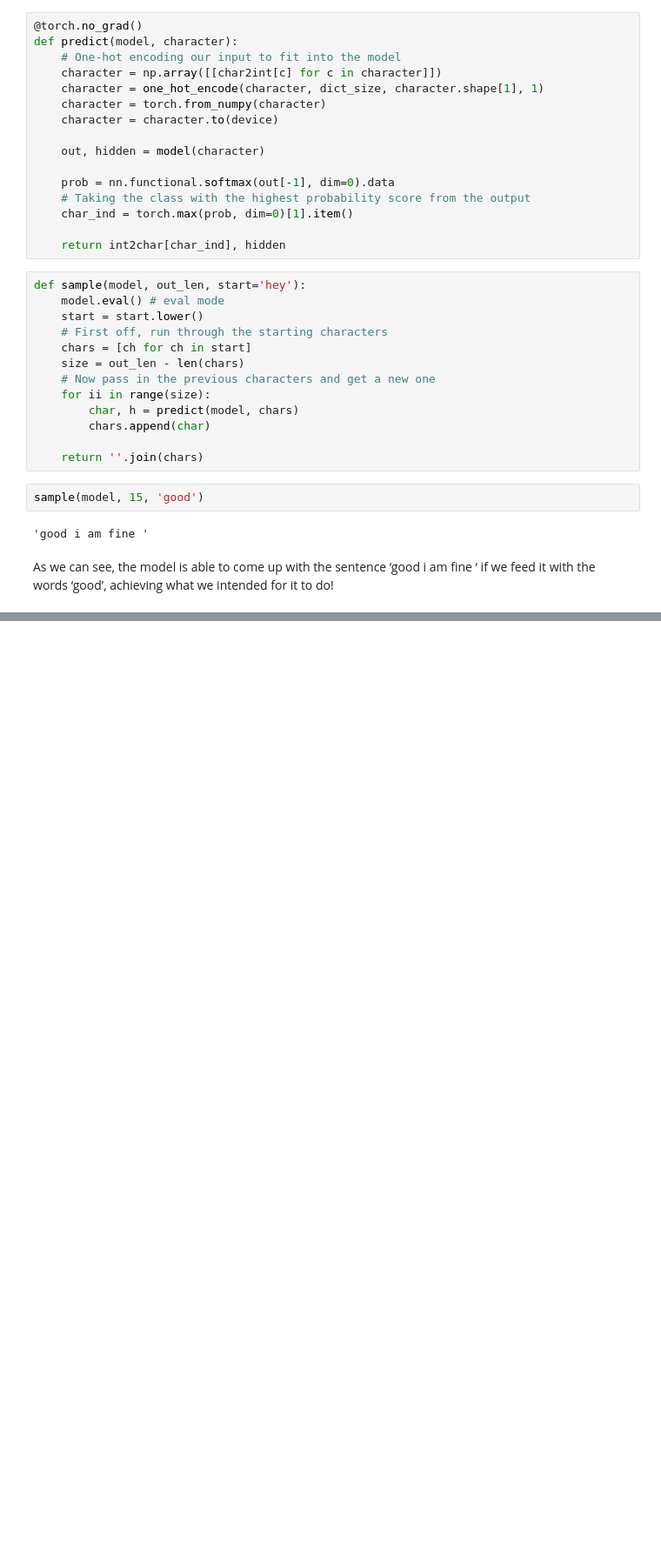
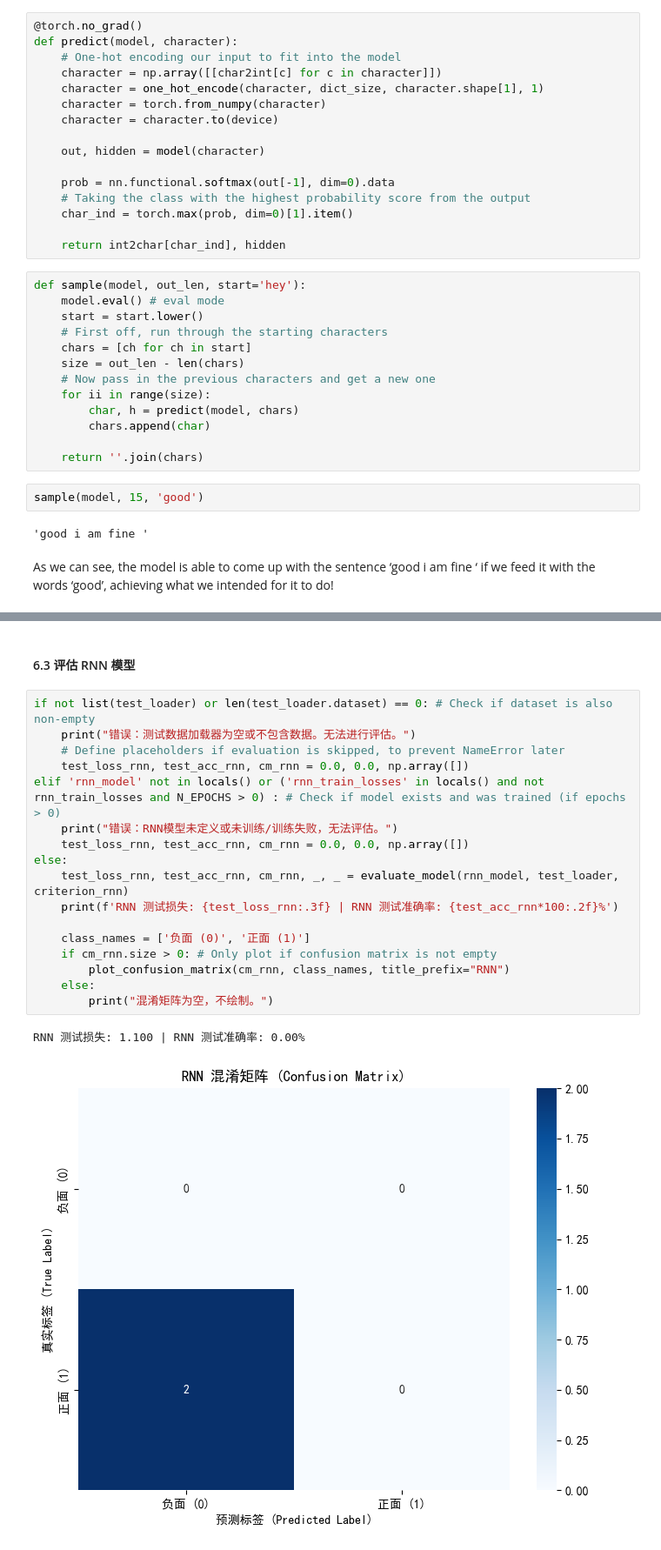
Before and after one commit to KiritoFD/RNN_lab, a Jupyter notebook: tutorial.ipynb, the cells around one changed output, grey strips where cells are left out. Shown: that part at 87% size. Drawn from its saved outputs; the diff is of its cells as text; blank space fills up the shorter version.

```diff
--- a/tutorial.ipynb
+++ b/tutorial.ipynb
@@ -327,0 +1295,22 @@ As we can see, the model is able to come up with the sentence ‘good i am fine
+# %% [markdown]
+#### 6.3 评估 RNN 模型
+# %%
+if not list(test_loader) or len(test_loader.dataset) == 0: # Check if dataset is also non-empty
+    print("错误：测试数据加载器为空或不包含数据。无法进行评估。")
+    # Define placeholders if evaluation is skipped, to prevent NameError later
+    test_loss_rnn, test_acc_rnn, cm_rnn = 0.0, 0.0, np.array([])
+elif 'rnn_model' not in locals() or ('rnn_train_losses' in locals() and not rnn_train_losses and N_EPOCHS > 0) : # Check if model exists and was trained (if epochs > 0)
+    print("错误：RNN模型未定义或未训练/训练失败，无法评估。")
+    test_loss_rnn, test_acc_rnn, cm_rnn = 0.0, 0.0, np.array([])
+else:
+    test_loss_rnn, test_acc_rnn, cm_rnn, _, _ = evaluate_model(rnn_model, test_loader, criterion_rnn)
+    print(f'RNN 测试损失: {test_loss_rnn:.3f} | RNN 测试准确率: {test_acc_rnn*100:.2f}%')
+
+    class_names = ['负面 (0)', '正面 (1)']
+    if cm_rnn.size > 0: # Only plot if confusion matrix is not empty
+        plot_confusion_matrix(cm_rnn, class_names, title_prefix="RNN")
+    else:
+        print("混淆矩阵为空，不绘制。")
+# %% [output]
+RNN 测试损失: 1.100 | RNN 测试准确率: 0.00%
+[figure, added]
```
Also changed, not shown: parts of 39 cells of this notebook, 1 other file.
